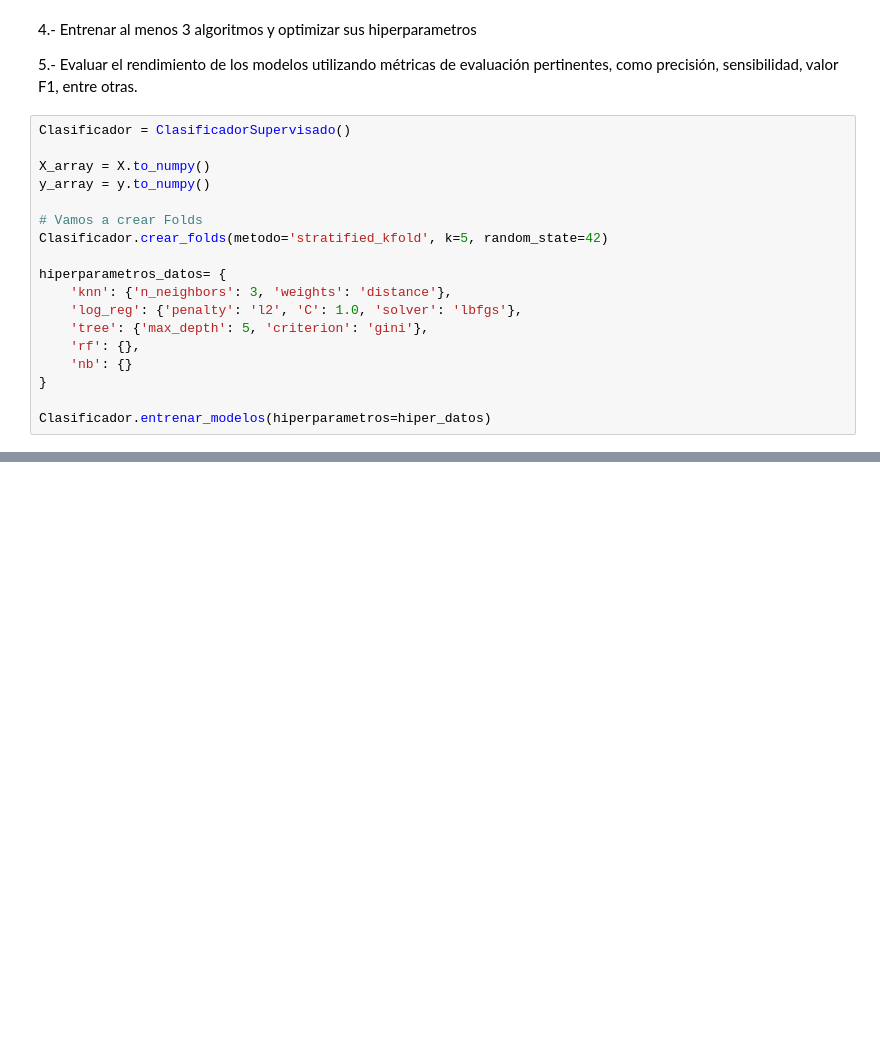
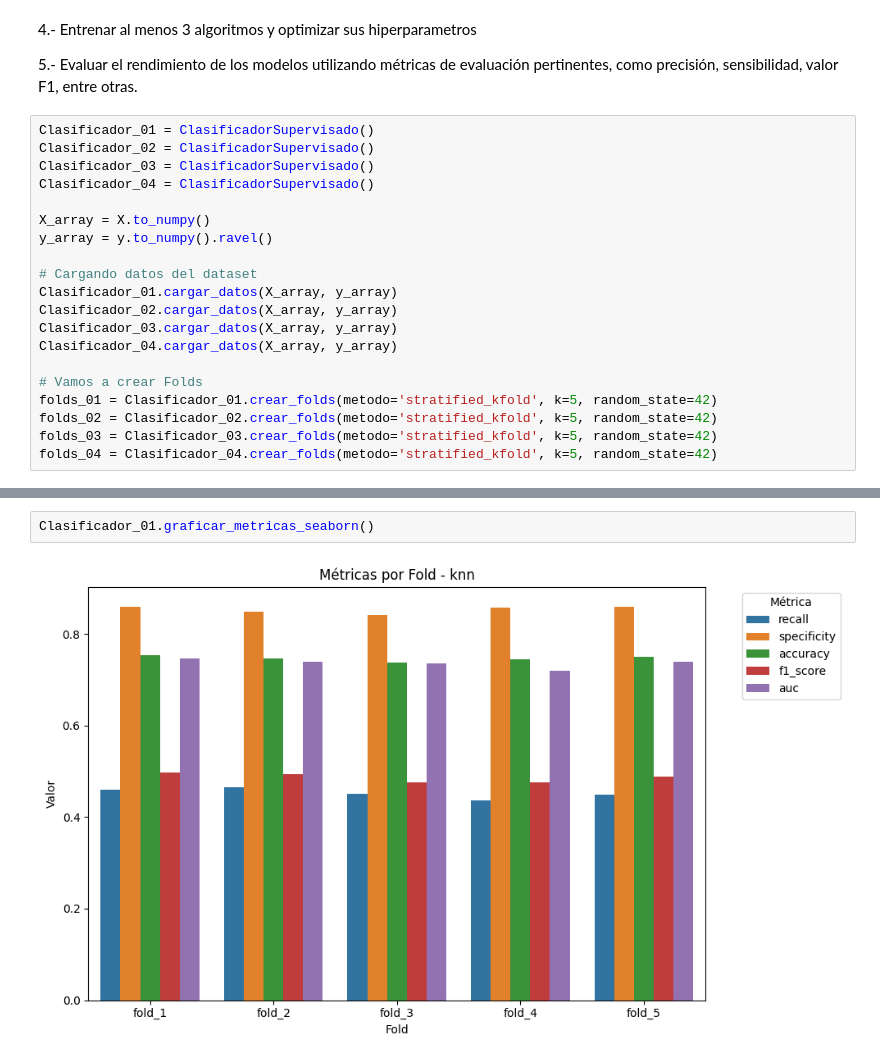
Before and after one commit to pro33cl/machinelearning_clasificacionsupervisada, a Jupyter notebook: notebooks/clasif_sup.ipynb, the cells around one changed output, grey strips where cells are left out. Saved outputs shown, nothing was run; the diff lists cells and outputs as text; blank space fills up the shorter version.

```diff
--- a/notebooks/clasif_sup.ipynb
+++ b/notebooks/clasif_sup.ipynb
@@ -378,20 +350,22 @@ X.to_excel('../data/processed/Data_X.xlsx', sheet_name='Data_X', index=False, en
 
 5.- Evaluar el rendimiento de los modelos utilizando métricas de evaluación pertinentes, como precisión, sensibilidad, valor F1, entre otras.
 # %%
-Clasificador = ClasificadorSupervisado()
+Clasificador_01 = ClasificadorSupervisado()
+Clasificador_02 = ClasificadorSupervisado()
+Clasificador_03 = ClasificadorSupervisado()
+Clasificador_04 = ClasificadorSupervisado()
 
 X_array = X.to_numpy()
-y_array = y.to_numpy()
+y_array = y.to_numpy().ravel()
+
+# Cargando datos del dataset
+Clasificador_01.cargar_datos(X_array, y_array)
+Clasificador_02.cargar_datos(X_array, y_array)
+Clasificador_03.cargar_datos(X_array, y_array)
+Clasificador_04.cargar_datos(X_array, y_array)
 
 # Vamos a crear Folds
-Clasificador.crear_folds(metodo='stratified_kfold', k=5, random_state=42)
-
-hiperparametros_datos= {
-    'knn': {'n_neighbors': 3, 'weights': 'distance'},
-    'log_reg': {'penalty': 'l2', 'C': 1.0, 'solver': 'lbfgs'},
-    'tree': {'max_depth': 5, 'criterion': 'gini'},
-    'rf': {},
-    'nb': {}
-}
-
-Clasificador.entrenar_modelos(hiperparametros=hiper_datos)
+folds_01 = Clasificador_01.crear_folds(metodo='stratified_kfold', k=5, random_state=42)
+folds_02 = Clasificador_02.crear_folds(metodo='stratified_kfold', k=5, random_state=42)
+folds_03 = Clasificador_03.crear_folds(metodo='stratified_kfold', k=5, random_state=42)
+folds_04 = Clasificador_04.crear_folds(metodo='stratified_kfold', k=5, random_state=42)
@@ -415,0 +476,4 @@ Clasificador.entrenar_modelos(hiperparametros=hiper_datos)
+# %%
+Clasificador_01.graficar_metricas_seaborn()
+# %% [output]
+[figure, added]
```
Also changed, not shown: parts of 19 cells of this notebook, 5 other files.
